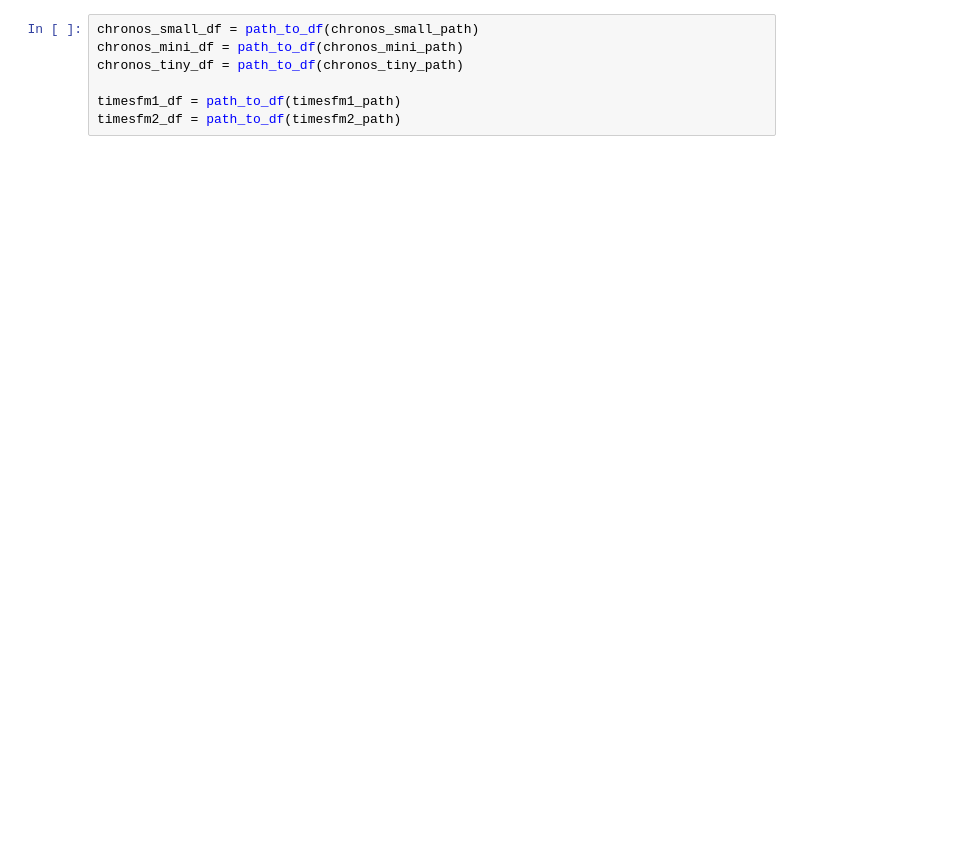
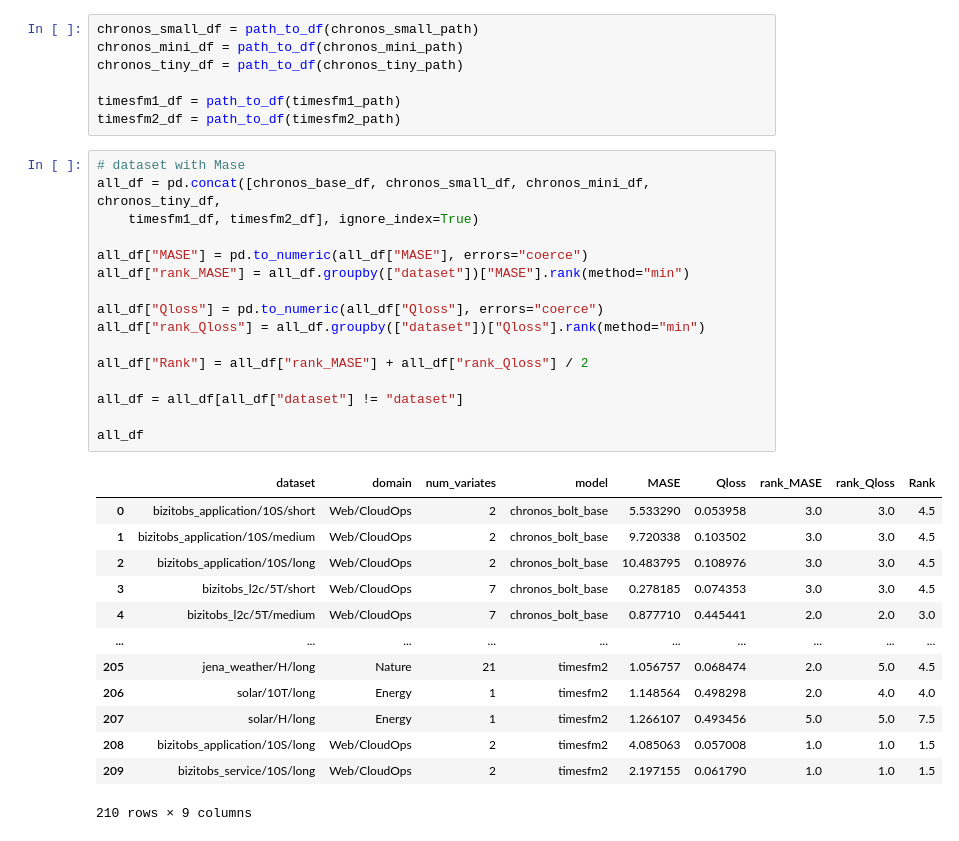
Before and after one commit to GiuliaGhisolfi/TSFM-ZeroShotEval, a Jupyter notebook: 04_results.ipynb, the cells around one changed output. Cells and saved outputs as stored; diff of their text form; blank space fills up the shorter version.

```diff
--- a/04_results.ipynb
+++ b/04_results.ipynb
@@ -34,3 +34,33 @@ chronos_tiny_df = path_to_df(chronos_tiny_path)
 
 timesfm1_df = path_to_df(timesfm1_path)
 timesfm2_df = path_to_df(timesfm2_path)
+# %%
+# dataset with Mase
+all_df = pd.concat([chronos_base_df, chronos_small_df, chronos_mini_df, chronos_tiny_df,
+    timesfm1_df, timesfm2_df], ignore_index=True)
+
+all_df["MASE"] = pd.to_numeric(all_df["MASE"], errors="coerce")
+all_df["rank_MASE"] = all_df.groupby(["dataset"])["MASE"].rank(method="min")
+
+all_df["Qloss"] = pd.to_numeric(all_df["Qloss"], errors="coerce")
+all_df["rank_Qloss"] = all_df.groupby(["dataset"])["Qloss"].rank(method="min")
+
+all_df["Rank"] = all_df["rank_MASE"] + all_df["rank_Qloss"] / 2
+
+all_df = all_df[all_df["dataset"] != "dataset"]
+
+all_df
+# %% [output]
+|  | dataset | domain | num_variates | model | MASE | Qloss | rank_MASE | rank_Qloss | Rank |
+| 0 | bizitobs_application/10S/short | Web/CloudOps | 2 | chronos_bolt_base | 5.533290 | 0.053958 | 3.0 | 3.0 | 4.5 |
+| 1 | bizitobs_application/10S/medium | Web/CloudOps | 2 | chronos_bolt_base | 9.720338 | 0.103502 | 3.0 | 3.0 | 4.5 |
+| 2 | bizitobs_application/10S/long | Web/CloudOps | 2 | chronos_bolt_base | 10.483795 | 0.108976 | 3.0 | 3.0 | 4.5 |
+| 3 | bizitobs_l2c/5T/short | Web/CloudOps | 7 | chronos_bolt_base | 0.278185 | 0.074353 | 3.0 | 3.0 | 4.5 |
+| 4 | bizitobs_l2c/5T/medium | Web/CloudOps | 7 | chronos_bolt_base | 0.877710 | 0.445441 | 2.0 | 2.0 | 3.0 |
+| ... | ... | ... | ... | ... | ... | ... | ... | ... | ... |
+| 205 | jena_weather/H/long | Nature | 21 | timesfm2 | 1.056757 | 0.068474 | 2.0 | 5.0 | 4.5 |
+| 206 | solar/10T/long | Energy | 1 | timesfm2 | 1.148564 | 0.498298 | 2.0 | 4.0 | 4.0 |
+| 207 | solar/H/long | Energy | 1 | timesfm2 | 1.266107 | 0.493456 | 5.0 | 5.0 | 7.5 |
+| 208 | bizitobs_application/10S/long | Web/CloudOps | 2 | timesfm2 | 4.085063 | 0.057008 | 1.0 | 1.0 | 1.5 |
+| 209 | bizitobs_service/10S/long | Web/CloudOps | 2 | timesfm2 | 2.197155 | 0.061790 | 1.0 | 1.0 | 1.5 |
+210 rows × 9 columns
```
Also changed, not shown: parts of 11 cells of this notebook, 3 other files.
